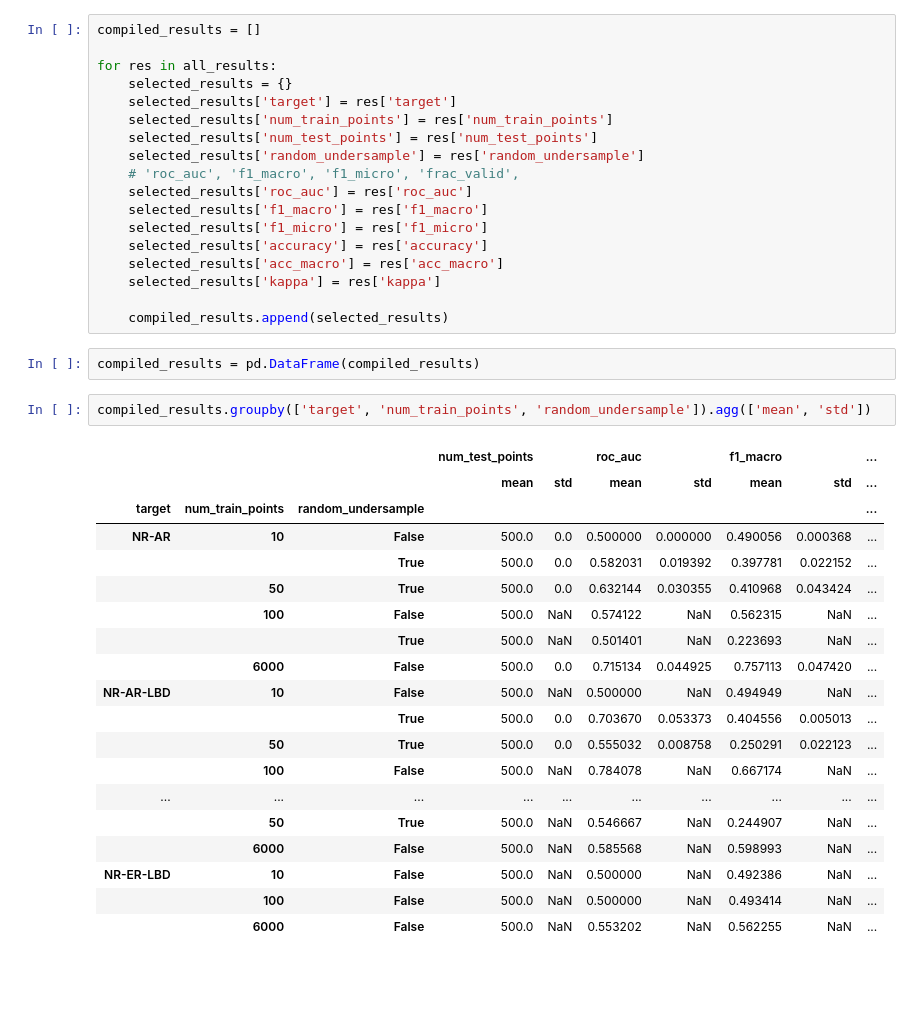
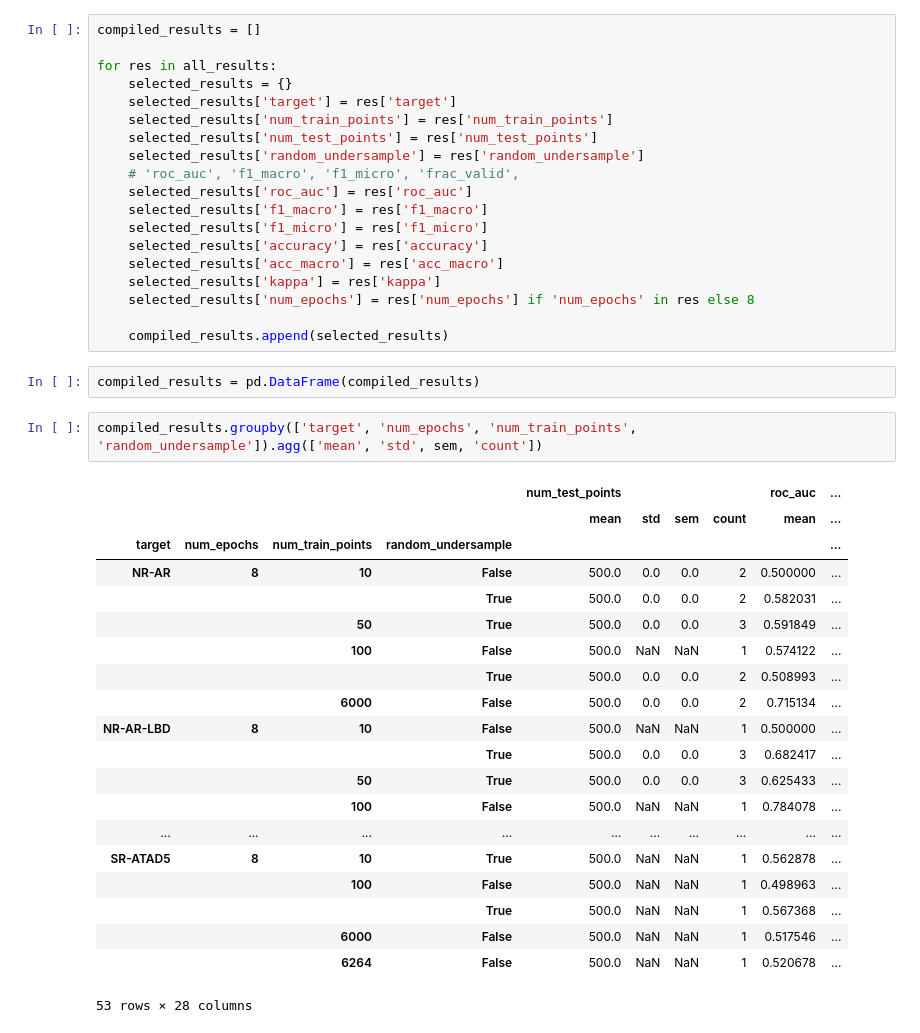
Before and after one commit to kjappelbaum/gptchem, a Jupyter notebook: experiments/03_classification/tox21/explore_results.ipynb, the cells around one changed output. Drawn from its saved outputs; the diff is of its cells as text; blank space fills up the shorter version.

```diff
--- a/experiments/03_classification/tox21/explore_results.ipynb
+++ b/experiments/03_classification/tox21/explore_results.ipynb
@@ -22,29 +24,31 @@ for res in all_results:
     selected_results['accuracy'] = res['accuracy']
     selected_results['acc_macro'] = res['acc_macro']
     selected_results['kappa'] = res['kappa']
+    selected_results['num_epochs'] = res['num_epochs'] if 'num_epochs' in res else 8
 
     compiled_results.append(selected_results)
 # %%
 compiled_results = pd.DataFrame(compiled_results)
 # %%
-compiled_results.groupby(['target', 'num_train_points', 'random_undersample']).agg(['mean', 'std'])
+compiled_results.groupby(['target', 'num_epochs', 'num_train_points', 'random_undersample']).agg(['mean', 'std', sem, 'count'])
 # %% [output]
-|  |  |  | num_test_points |  | roc_auc |  | f1_macro |  | ... |
-|  |  |  | mean | std | mean | std | mean | std | ... |
-| target | num_train_points | random_undersample |  |  |  |  |  |  | ... |
-| NR-AR | 10 | False | 500.0 | 0.0 | 0.500000 | 0.000000 | 0.490056 | 0.000368 | ... |
-|  |  | True | 500.0 | 0.0 | 0.582031 | 0.019392 | 0.397781 | 0.022152 | ... |
-|  | 50 | True | 500.0 | 0.0 | 0.632144 | 0.030355 | 0.410968 | 0.043424 | ... |
-|  | 100 | False | 500.0 | NaN | 0.574122 | NaN | 0.562315 | NaN | ... |
-|  |  | True | 500.0 | NaN | 0.501401 | NaN | 0.223693 | NaN | ... |
-|  | 6000 | False | 500.0 | 0.0 | 0.715134 | 0.044925 | 0.757113 | 0.047420 | ... |
-| NR-AR-LBD | 10 | False | 500.0 | NaN | 0.500000 | NaN | 0.494949 | NaN | ... |
-|  |  | True | 500.0 | 0.0 | 0.703670 | 0.053373 | 0.404556 | 0.005013 | ... |
-|  | 50 | True | 500.0 | 0.0 | 0.555032 | 0.008758 | 0.250291 | 0.022123 | ... |
-|  | 100 | False | 500.0 | NaN | 0.784078 | NaN | 0.667174 | NaN | ... |
+|  |  |  |  | num_test_points |  |  |  | roc_auc | ... |
+|  |  |  |  | mean | std | sem | count | mean | ... |
+| target | num_epochs | num_train_points | random_undersample |  |  |  |  |  | ... |
+| NR-AR | 8 | 10 | False | 500.0 | 0.0 | 0.0 | 2 | 0.500000 | ... |
+|  |  |  | True | 500.0 | 0.0 | 0.0 | 2 | 0.582031 | ... |
+|  |  | 50 | True | 500.0 | 0.0 | 0.0 | 3 | 0.591849 | ... |
+|  |  | 100 | False | 500.0 | NaN | NaN | 1 | 0.574122 | ... |
+|  |  |  | True | 500.0 | 0.0 | 0.0 | 2 | 0.508993 | ... |
+|  |  | 6000 | False | 500.0 | 0.0 | 0.0 | 2 | 0.715134 | ... |
+| NR-AR-LBD | 8 | 10 | False | 500.0 | NaN | NaN | 1 | 0.500000 | ... |
+|  |  |  | True | 500.0 | 0.0 | 0.0 | 3 | 0.682417 | ... |
+|  |  | 50 | True | 500.0 | 0.0 | 0.0 | 3 | 0.625433 | ... |
+|  |  | 100 | False | 500.0 | NaN | NaN | 1 | 0.784078 | ... |
 | ... | ... | ... | ... | ... | ... | ... | ... | ... | ... |
-|  | 50 | True | 500.0 | NaN | 0.546667 | NaN | 0.244907 | NaN | ... |
-|  | 6000 | False | 500.0 | NaN | 0.585568 | NaN | 0.598993 | NaN | ... |
-| NR-ER-LBD | 10 | False | 500.0 | NaN | 0.500000 | NaN | 0.492386 | NaN | ... |
-|  | 100 | False | 500.0 | NaN | 0.500000 | NaN | 0.493414 | NaN | ... |
-|  | 6000 | False | 500.0 | NaN | 0.553202 | NaN | 0.562255 | NaN | ... |
+| SR-ATAD5 | 8 | 10 | True | 500.0 | NaN | NaN | 1 | 0.562878 | ... |
+|  |  | 100 | False | 500.0 | NaN | NaN | 1 | 0.498963 | ... |
+|  |  |  | True | 500.0 | NaN | NaN | 1 | 0.567368 | ... |
+|  |  | 6000 | False | 500.0 | NaN | NaN | 1 | 0.517546 | ... |
+|  |  | 6264 | False | 500.0 | NaN | NaN | 1 | 0.520678 | ... |
+53 rows × 28 columns
```
Also changed, not shown: parts of 1 cell of this notebook, 10 other files.
